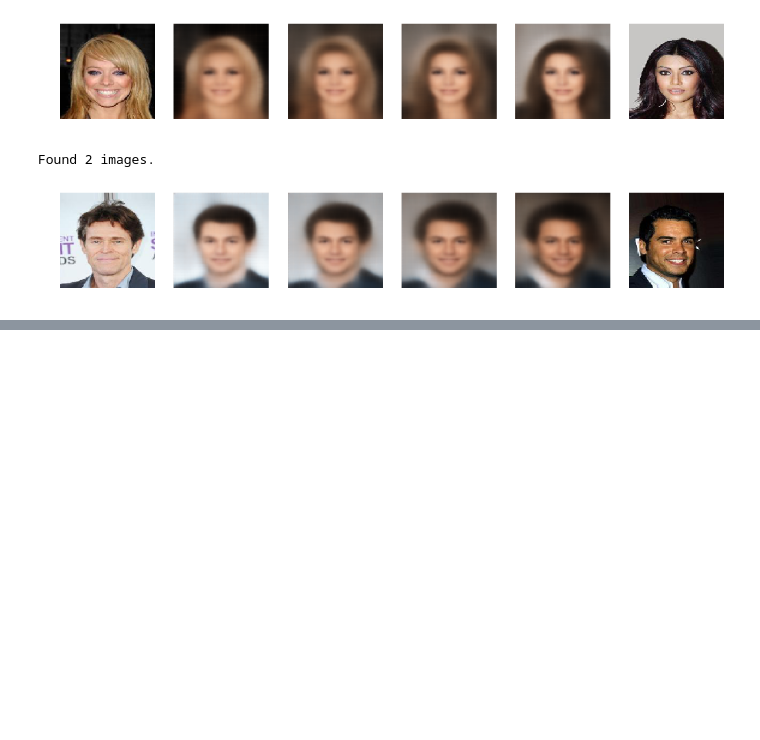
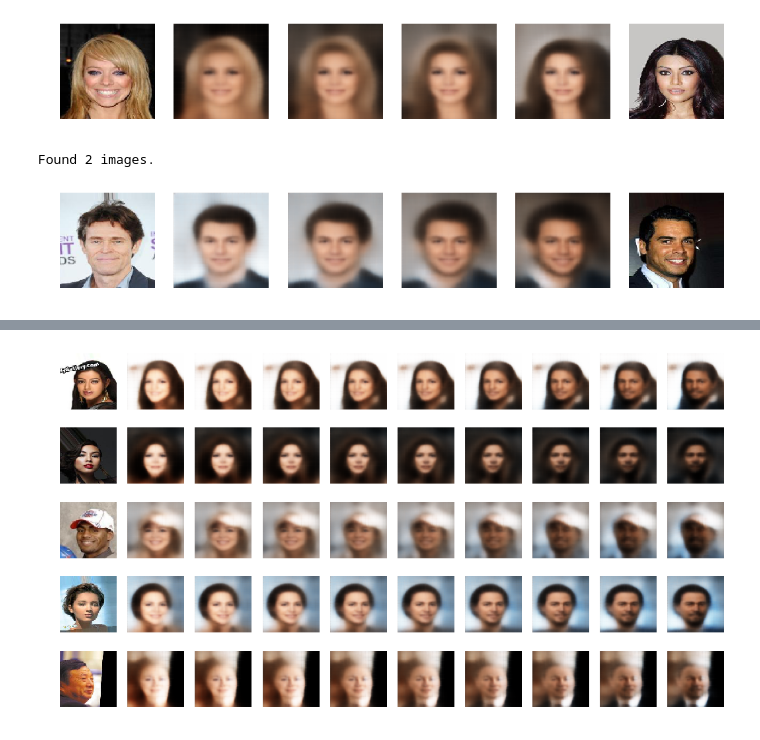
Before and after one commit to CloudaYolla/fastai-study-group-DL4coders, a Jupyter notebook: gan-generative-dl/03_06_vae_faces_analysis-PA2-2020-11-12.ipynb, the cells around one changed output, grey strips where cells are left out. Drawn from its saved outputs; the diff is of its cells as text; code cells hidden in the pictures; blank space fills up the shorter version.

```diff
--- a/gan-generative-dl/03_06_vae_faces_analysis-PA2-2020-11-12.ipynb
+++ b/gan-generative-dl/03_06_vae_faces_analysis-PA2-2020-11-12.ipynb
@@ -446,0 +453,2 @@ morph_faces(start_image_file, end_image_file)
+# %%
+mustache_vec = get_vector_from_label('Mustache', BATCH_SIZE)
@@ -446,0 +473,4 @@ morph_faces(start_image_file, end_image_file)
+# %%
+add_vector_to_images(mustache_vec)
+# %% [output]
+[figure, added]
```
Also changed, not shown: parts of 2 cells of this notebook.
